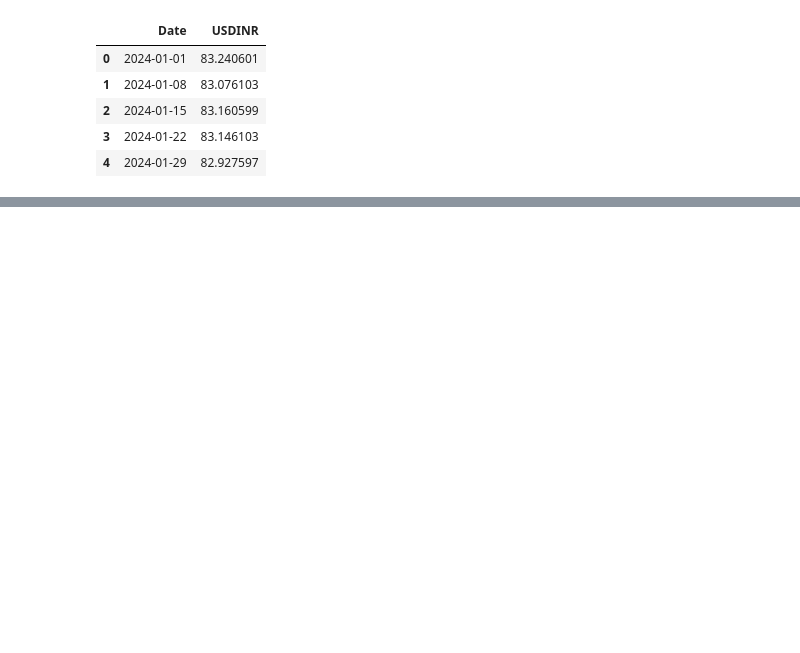
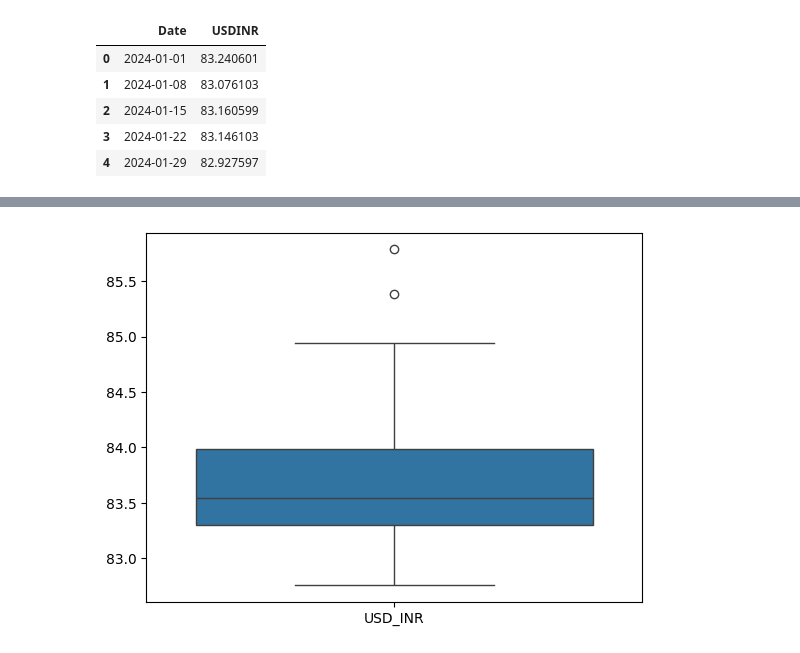
Before and after one commit to arikrishnan123/machine-learning-project, a Jupyter notebook: Untitled8.ipynb, the cells around one changed output, grey strips where cells are left out. Saved outputs shown, nothing was run; the diff lists cells and outputs as text; code cells hidden in the pictures; blank space fills up the shorter version.

```diff
--- a/Untitled8.ipynb
+++ b/Untitled8.ipynb
@@ -112,0 +141,5 @@ Saving Gold vs USDINR.csv to Gold vs USDINR.csv
+# %%
+sns.boxplot(gold_dataset)
+plt.show()
+# %% [output]
+[figure, added]
```
Also changed, not shown: parts of 29 cells of this notebook.
